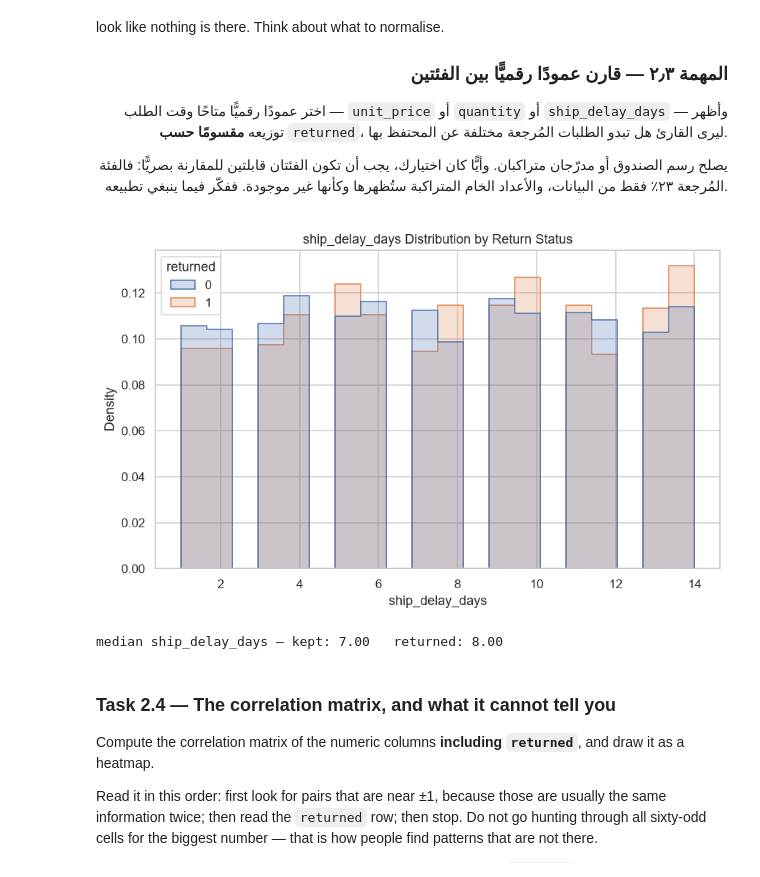
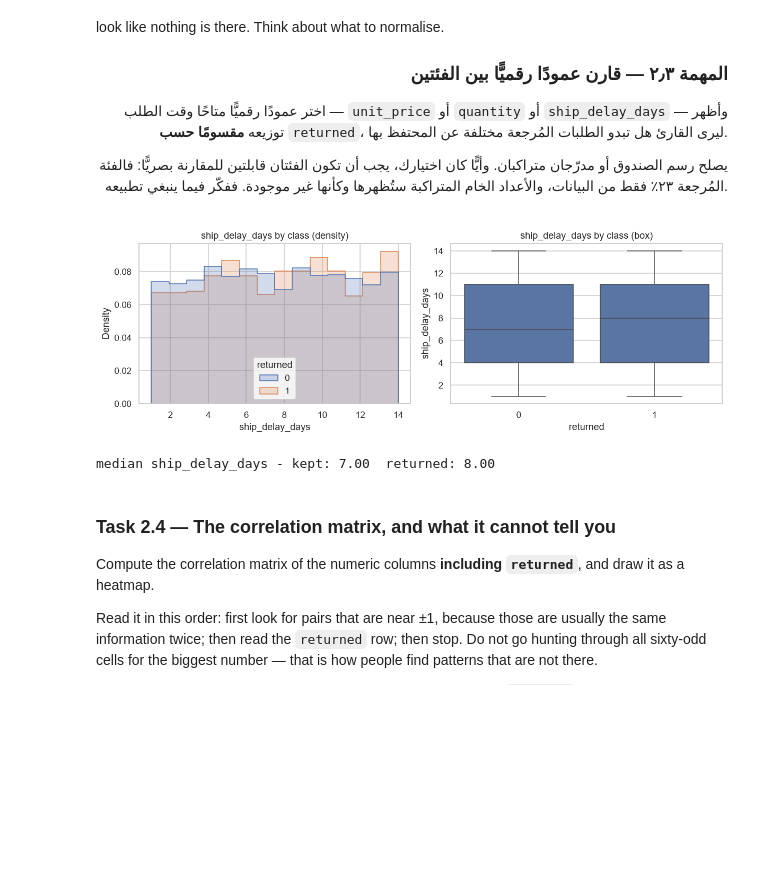
Before and after one commit to ghadialbishri/AIEP_Olo_student, a Jupyter notebook: week_2_data_engineering/labs_v2/D2_eda_and_visualisation/D2_eda_and_visualisation_blank.ipynb, the cells around one changed output. Cells and saved outputs as stored; diff of their text form; code cells hidden in the pictures; blank space fills up the shorter version.

Commit message:
Complete W2D1 understand the data lab

```diff
--- a/week_2_data_engineering/labs_v2/D2_eda_and_visualisation/D2_eda_and_visualisation_blank.ipynb
+++ b/week_2_data_engineering/labs_v2/D2_eda_and_visualisation/D2_eda_and_visualisation_blank.ipynb
@@ -478,52 +478,41 @@ make it look like nothing is there. Think about what to normalise.
 # %%
 # ────────────────────────────────────────────────────────────────────
 # 1) Choose one numeric column that is known at order time.
 # 2) Draw its distribution for returned == 0 and returned == 1 on the same axes.
 # 3) The classes are different sizes, so compare shapes, not counts — look for the
 #    seaborn argument that turns a histogram into a density, or use a box plot.
 # 4) Print the median of the column for each class underneath, so the picture has a number.
 # Search: "seaborn histplot common_norm stat density hue"
 # https://seaborn.pydata.org/generated/seaborn.histplot.html
 #
 # ١) اختر عمودًا رقميًّا واحدًا معروفًا وقت الطلب.
 # ٢) ارسم توزيعه عند returned == 0 وعند returned == 1 على المحاور نفسها.
 # ٣) حجما الفئتين مختلفان، فقارن الأشكال لا الأعداد — ابحث عن وسيط seaborn الذي
 #    يحوّل المدرّج إلى كثافة، أو استخدم رسم الصندوق.
 # ٤) اطبع وسيط العمود لكل فئة أسفل الرسم، ليحمل الشكل رقمًا.
 # ابحث عن: "seaborn histplot common_norm stat density hue"
 # ────────────────────────────────────────────────────────────────────
 
 NUMERIC_CHOICE = "ship_delay_days"
 # TODO: Plot the distribution of your chosen column split by `returned`, made comparable across the two unequal class sizes.
 # مهمة: ارسم توزيع العمود الذي اخترته مقسومًا حسب `returned`، وبصورة قابلة للمقارنة رغم اختلاف حجمَي الفئتين.
-plt.figure(figsize=(8, 5))
+fig, axes = plt.subplots(1, 2, figsize=(11, 3.8))
+sns.histplot(data=raw, x=NUMERIC_CHOICE, hue="returned", stat="density",
+             common_norm=False, bins=14, element="step", ax=axes[0])
+axes[0].set_title(f"{NUMERIC_CHOICE} by class (density)")
+sns.boxplot(data=raw, x="returned", y=NUMERIC_CHOICE, ax=axes[1])
+axes[1].set_title(f"{NUMERIC_CHOICE} by class (box)")
+plt.tight_layout()
+plt.savefig(CHART_DIR / "numeric_by_class.png", bbox_inches="tight")
+plt.show()
 
-sns.histplot(
-    data=raw,
-    x=NUMERIC_CHOICE,
-    hue="returned",
-    stat="density",
-    common_norm=False,
-    bins=20,
-    element="step"
-)
+medians = raw.groupby("returned")[NUMERIC_CHOICE].median()
+# @strip:end
 
-plt.title(f"{NUMERIC_CHOICE} Distribution by Return Status")
-plt.xlabel(NUMERIC_CHOICE)
-plt.ylabel("Density")
-plt.tight_layout()
-
-plt.savefig(
-    CHART_DIR / "ship_delay_by_returned.png",
-    bbox_inches="tight"
-)
-
-plt.show()
-medians = raw.groupby("returned")[NUMERIC_CHOICE].median()
-print(f"median {NUMERIC_CHOICE} — kept: {medians[0]:.2f}   returned: {medians[1]:.2f}")
+print(f"median {NUMERIC_CHOICE} - kept: {medians[0]:.2f}  returned: {medians[1]:.2f}")  # @keep
 # %% [output]
-[figure, old version]
+[figure, new version]
-median ship_delay_days — kept: 7.00   returned: 8.00
+median ship_delay_days - kept: 7.00  returned: 8.00
 # %% [markdown]
 ### Task 2.4 — The correlation matrix, and what it cannot tell you
 
```
Also changed, not shown: parts of 3 cells of this notebook.
